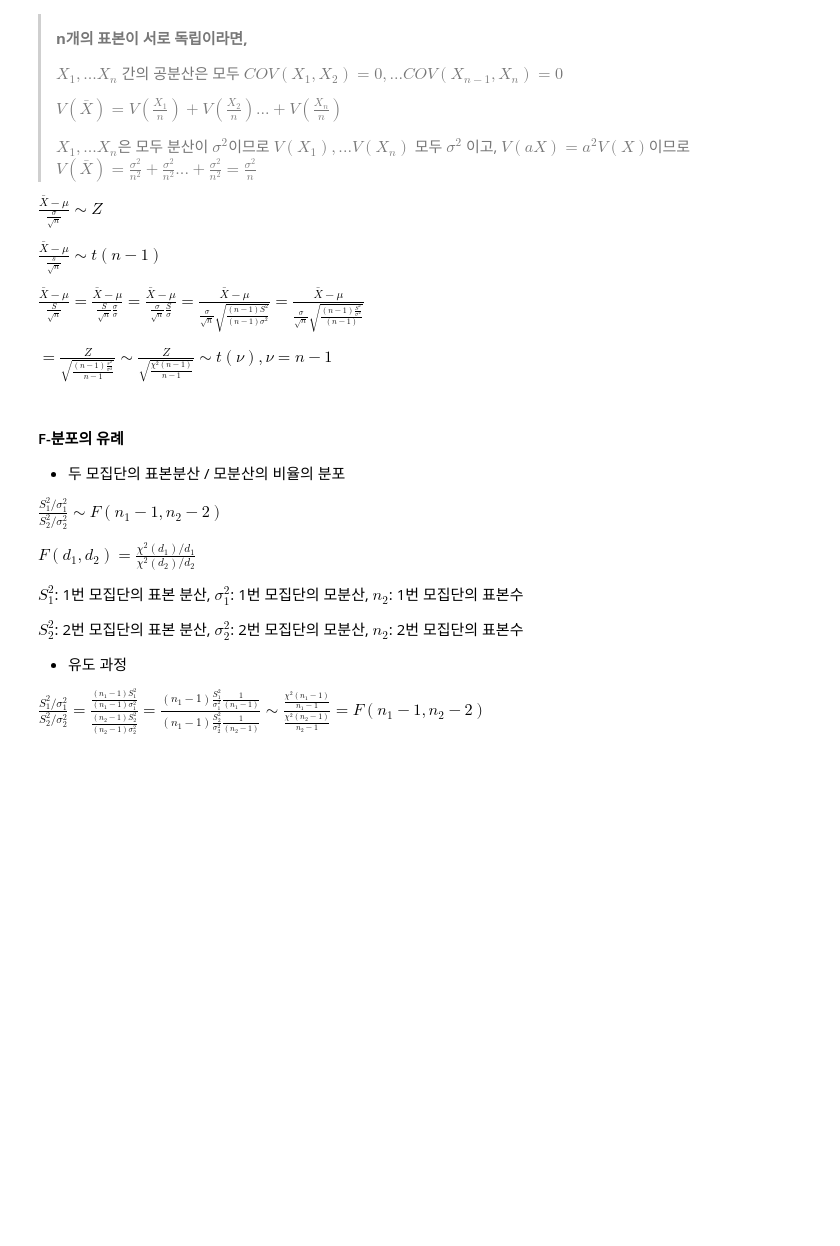
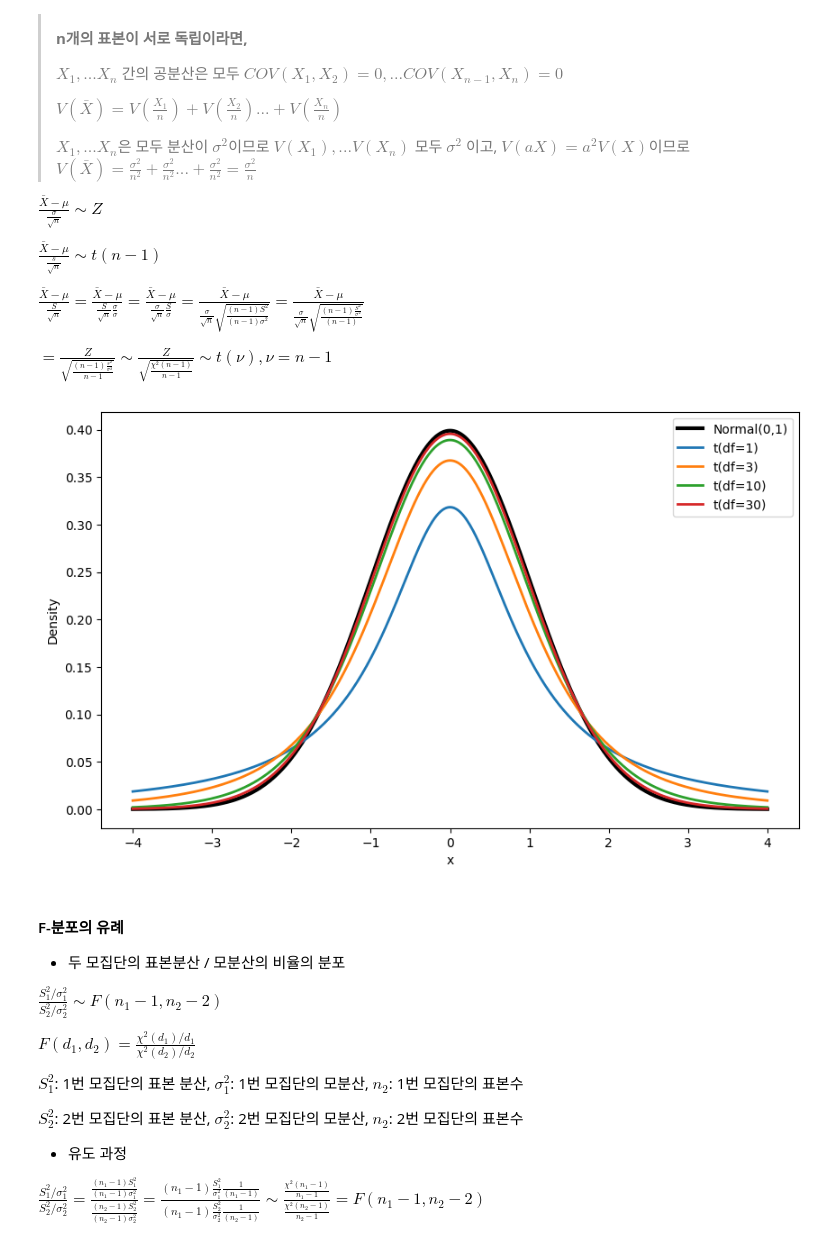
Before and after one commit to sunkusun9/DS_Lv3_elearning, a Jupyter notebook: 2-2 확률 분포.ipynb, the cells around one changed output. Cells and saved outputs as stored; diff of their text form; code cells hidden in the pictures; blank space fills up the shorter version.

```diff
--- a/2-2 확률 분포.ipynb
+++ b/2-2 확률 분포.ipynb
@@ -231,6 +341,28 @@ $\frac{\bar{X}-\mu}{\frac{s}{\sqrt{n}}} \sim t(n-1)$
 $\frac{\bar{X} - \mu}{\frac{S}{\sqrt{n}}}=\frac{\bar{X} - \mu}{\frac{S}{\sqrt{n}}\frac{\sigma}{\sigma}}=\frac{\bar{X} - \mu}{\frac{\sigma}{\sqrt{n}}\frac{S}{\sigma}}=\frac{\bar{X} - \mu}{\frac{\sigma}{\sqrt{n}}\sqrt{\frac{(n-1)S^2}{(n-1)\sigma^2}}}=\frac{\bar{X} - \mu}{\frac{\sigma}{\sqrt{n}}\sqrt{\frac{(n-1)\frac{S^2}{\sigma^2}}{(n-1)}}}$
 
 $=\frac{Z}{\sqrt{\frac{(n-1)\frac{s^2}{\sigma^2}}{n-1}}} \sim \frac{Z}{\sqrt{\frac{\chi^2(n-1)}{n-1}}} \sim t(\nu), \nu=n-1$
+# %%
+# x 축 범위
+x = np.linspace(-4, 4, 400)
+
+# 다양한 자유도
+dfs = [1, 3, 10, 30]
+
+plt.figure(figsize=(10, 6))
+
+# 표준 정규분포
+plt.plot(x, norm.pdf(x), label="Normal(0,1)", linewidth=3, color="black")
+
+# t 분포
+for df in dfs:
+    plt.plot(x, t.pdf(x, df), label=f"t(df={df})", linewidth=2)
+
+plt.xlabel("x")
+plt.ylabel("Density")
+plt.legend()
+plt.show()
+# %% [output]
+[figure, added]
 # %% [markdown]
 #### F-분포의 유례
 
```
Also changed, not shown: parts of 13 cells of this notebook, 7 other files.
